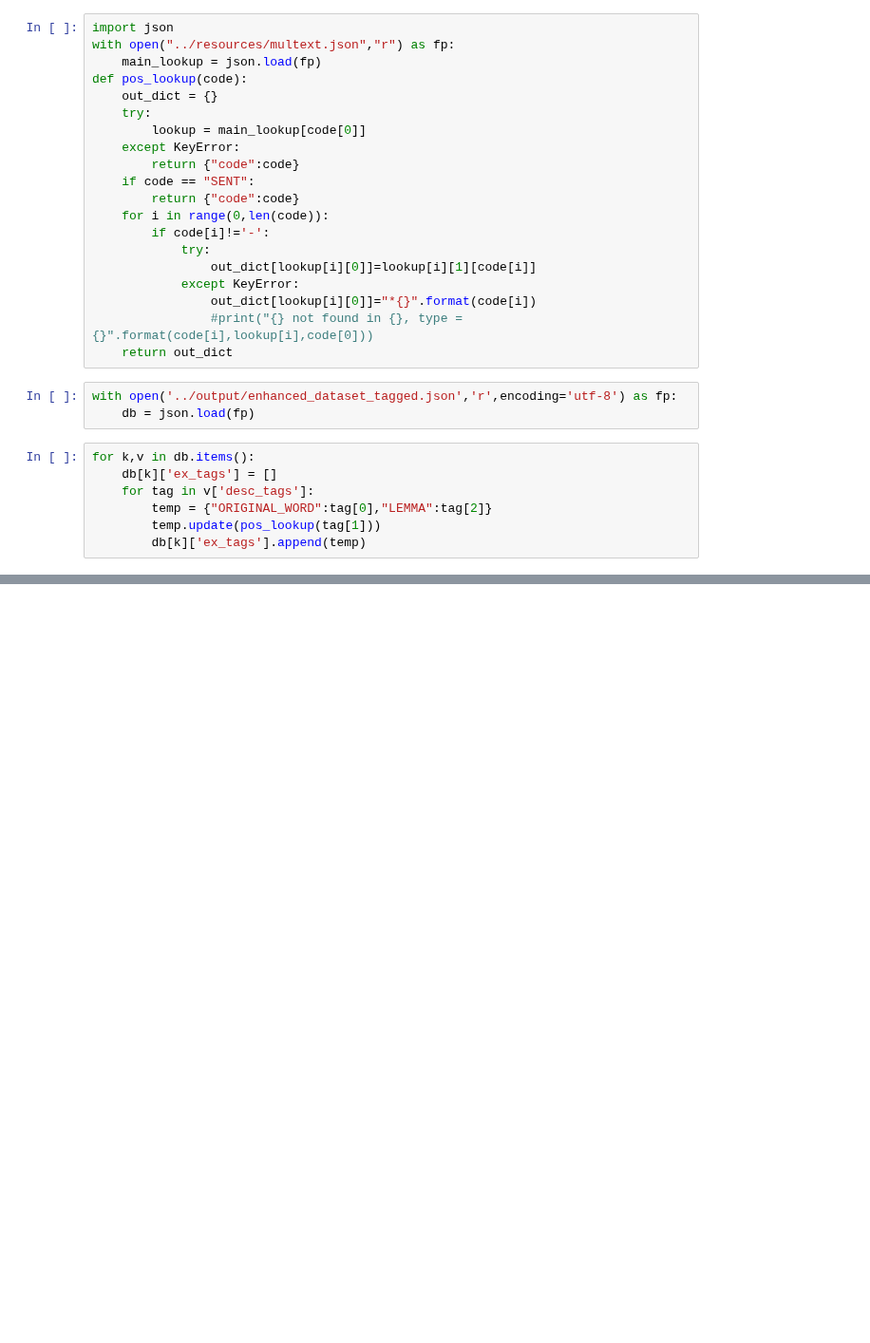
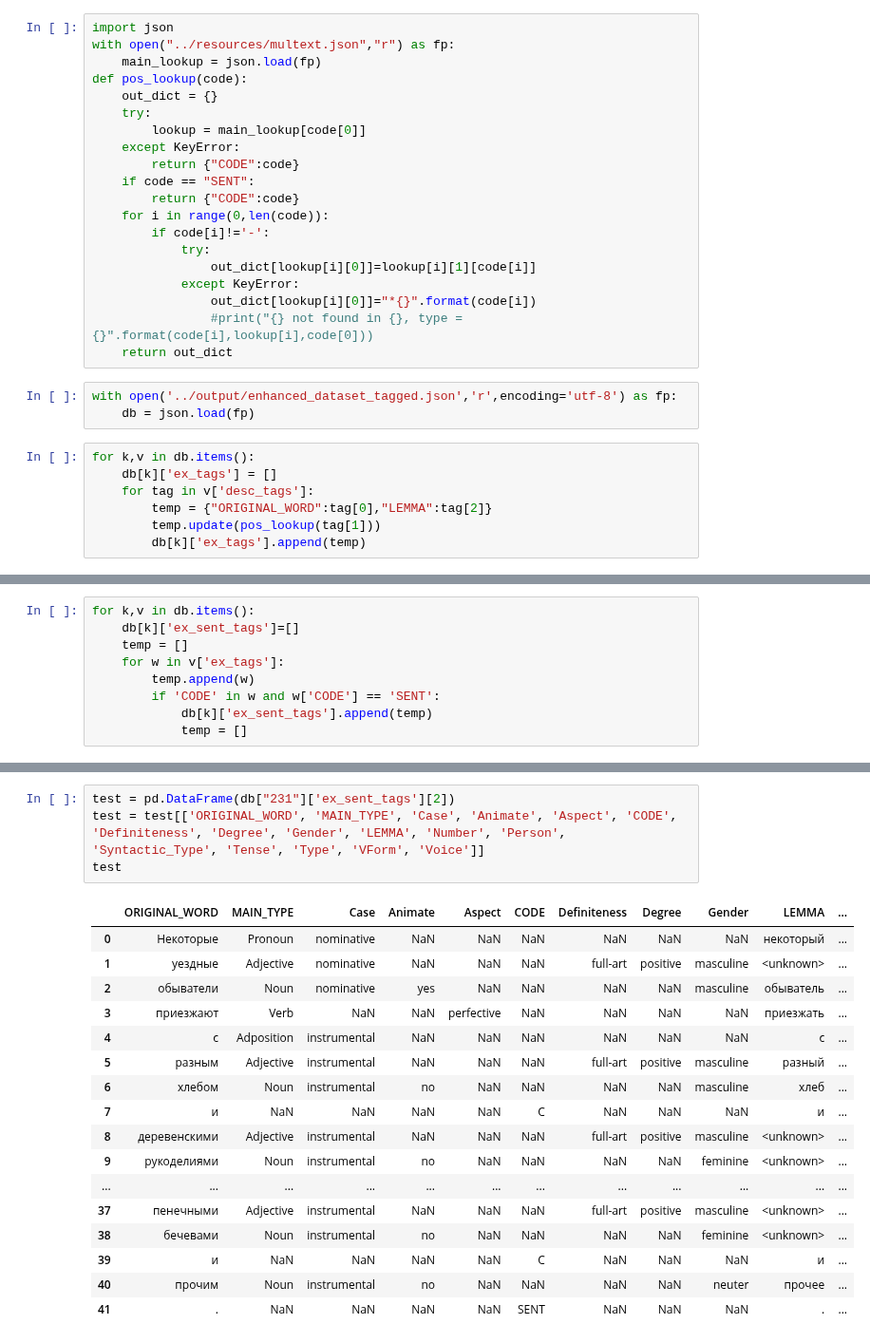
Before and after one commit to jaguillette/fungHGR, a Jupyter notebook: nlp/tag_analysis.ipynb, the cells around one changed output, grey strips where cells are left out. Shown at 95% size. Cells and saved outputs as stored; diff of their text form; blank space fills up the shorter version.

```diff
--- a/nlp/tag_analysis.ipynb
+++ b/nlp/tag_analysis.ipynb
@@ -7,9 +7,9 @@ def pos_lookup(code):
     try:
         lookup = main_lookup[code[0]]
     except KeyError:
-        return {"code":code}
+        return {"CODE":code}
     if code == "SENT":
-        return {"code":code}
+        return {"CODE":code}
     for i in range(0,len(code)):
         if code[i]!='-':
             try:
@@ -50,0 +31,9 @@ db["104"]
+# %%
+for k,v in db.items():
+    db[k]['ex_sent_tags']=[]
+    temp = []
+    for w in v['ex_tags']:
+        temp.append(w)
+        if 'CODE' in w and w['CODE'] == 'SENT':
+            db[k]['ex_sent_tags'].append(temp)
+            temp = []
@@ -50,0 +78,22 @@ db["104"]
+# %%
+test = pd.DataFrame(db["231"]['ex_sent_tags'][2])
+test = test[['ORIGINAL_WORD', 'MAIN_TYPE', 'Case', 'Animate', 'Aspect', 'CODE', 'Definiteness', 'Degree', 'Gender', 'LEMMA', 'Number', 'Person', 'Syntactic_Type', 'Tense', 'Type', 'VForm', 'Voice']]
+test
+# %% [output]
+|  | ORIGINAL_WORD | MAIN_TYPE | Case | Animate | Aspect | CODE | Definiteness | Degree | Gender | LEMMA | ... |
+| 0 | Некоторые | Pronoun | nominative | NaN | NaN | NaN | NaN | NaN | NaN | некоторый | ... |
+| 1 | уездные | Adjective | nominative | NaN | NaN | NaN | full-art | positive | masculine | <unknown> | ... |
+| 2 | обыватели | Noun | nominative | yes | NaN | NaN | NaN | NaN | masculine | обыватель | ... |
+| 3 | приезжают | Verb | NaN | NaN | perfective | NaN | NaN | NaN | NaN | приезжать | ... |
+| 4 | с | Adposition | instrumental | NaN | NaN | NaN | NaN | NaN | NaN | с | ... |
+| 5 | разным | Adjective | instrumental | NaN | NaN | NaN | full-art | positive | masculine | разный | ... |
+| 6 | хлебом | Noun | instrumental | no | NaN | NaN | NaN | NaN | masculine | хлеб | ... |
+| 7 | и | NaN | NaN | NaN | NaN | C | NaN | NaN | NaN | и | ... |
+| 8 | деревенскими | Adjective | instrumental | NaN | NaN | NaN | full-art | positive | masculine | <unknown> | ... |
+| 9 | рукоделиями | Noun | instrumental | no | NaN | NaN | NaN | NaN | feminine | <unknown> | ... |
+| ... | ... | ... | ... | ... | ... | ... | ... | ... | ... | ... | ... |
+| 37 | пенечными | Adjective | instrumental | NaN | NaN | NaN | full-art | positive | masculine | <unknown> | ... |
+| 38 | бечевами | Noun | instrumental | no | NaN | NaN | NaN | NaN | feminine | <unknown> | ... |
+| 39 | и | NaN | NaN | NaN | NaN | C | NaN | NaN | NaN | и | ... |
+| 40 | прочим | Noun | instrumental | no | NaN | NaN | NaN | NaN | neuter | прочее | ... |
+| 41 | . | NaN | NaN | NaN | NaN | SENT | NaN | NaN | NaN | . | ... |
```
Also changed, not shown: parts of 8 cells of this notebook, 3 other files.
